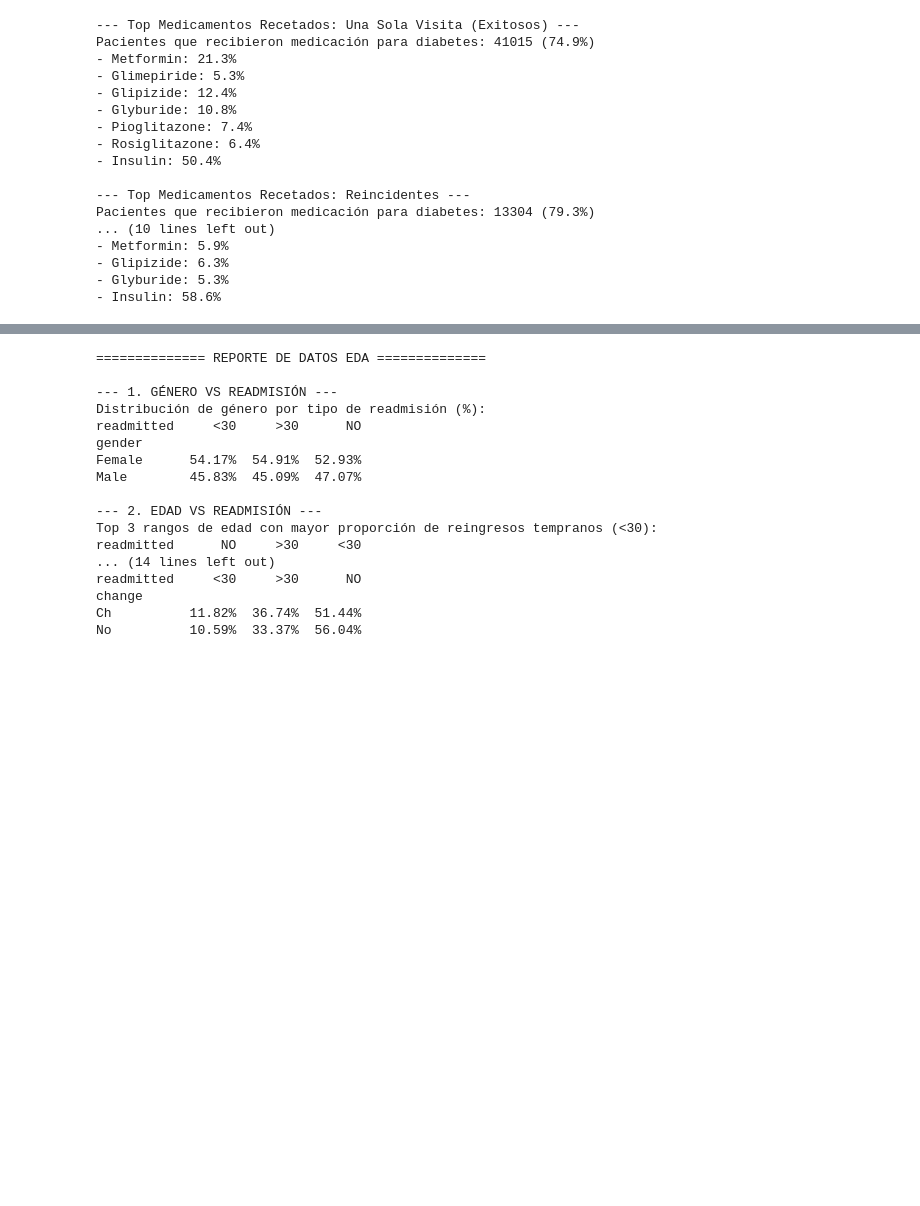
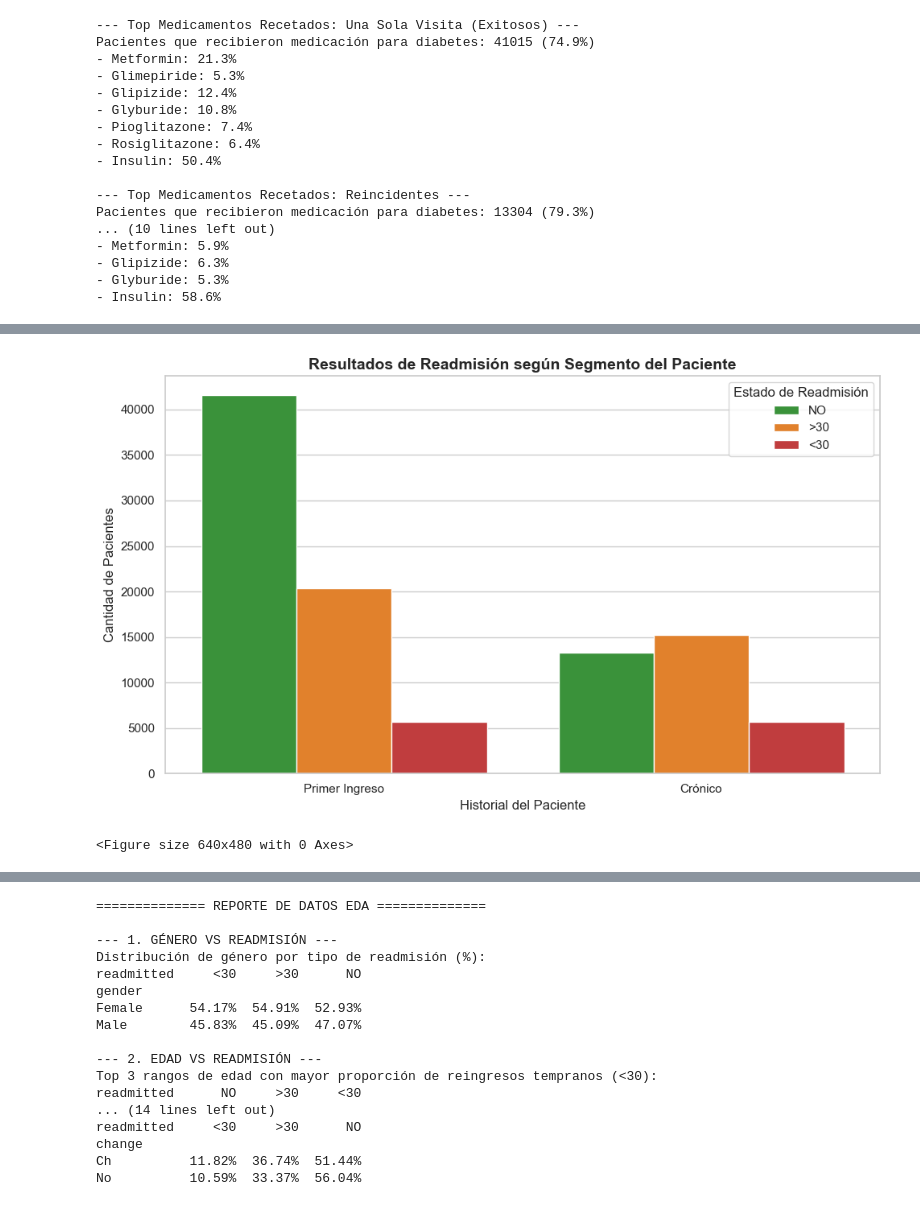
Before and after one commit to AndresCba89/diabetes, a Jupyter notebook: EDA.ipynb, the cells around one changed output, grey strips where cells are left out. Cells and saved outputs as stored; diff of their text form; code cells hidden in the pictures; blank space fills up the shorter version.

```diff
--- a/EDA.ipynb
+++ b/EDA.ipynb
@@ -376,0 +272,26 @@ No          10.59%  33.37%  56.04%
+# %%
+df_clean['segmento_paciente'] = df_clean['number_inpatient'].apply(lambda x: 'Crónico' if x > 0 else 'Primer Ingreso')
+
+plt.figure(figsize=(10, 6))
+orden_readmision = ['NO', '>30', '<30']
+colores_readmision = {'NO': '#2ca02c', '>30': '#ff7f0e', '<30': '#d62728'} # Verde, Naranja, Rojo
+
+
+sns.countplot(data=df_clean, x='segmento_paciente', hue='readmitted',
+              hue_order=orden_readmision, palette=colores_readmision)
+
+plt.title('Resultados de Readmisión según Segmento del Paciente', fontsize=14, fontweight='bold')
+plt.xlabel('Historial del Paciente')
+plt.ylabel('Cantidad de Pacientes')
+plt.legend(title='Estado de Readmisión')
+
+plt.tight_layout()
+plt.savefig('graficos/q3_segmentos_pacientes.png', dpi=300, bbox_inches='tight')
+plt.show()
+ruta_guardado = os.path.join (r'A:/Clases/Data Sc 2/Desafio Diabetes/diabetes/graficos' , 'q3_segmentos_pacientes.png')
+plt.savefig(ruta_guardado, dpi=300,  bbox_inches='tight')
+
+plt.show()
+# %% [output]
+[figure, added]
+<Figure size 640x480 with 0 Axes>
```
Also changed, not shown: parts of 12 cells of this notebook, 4 other files.
